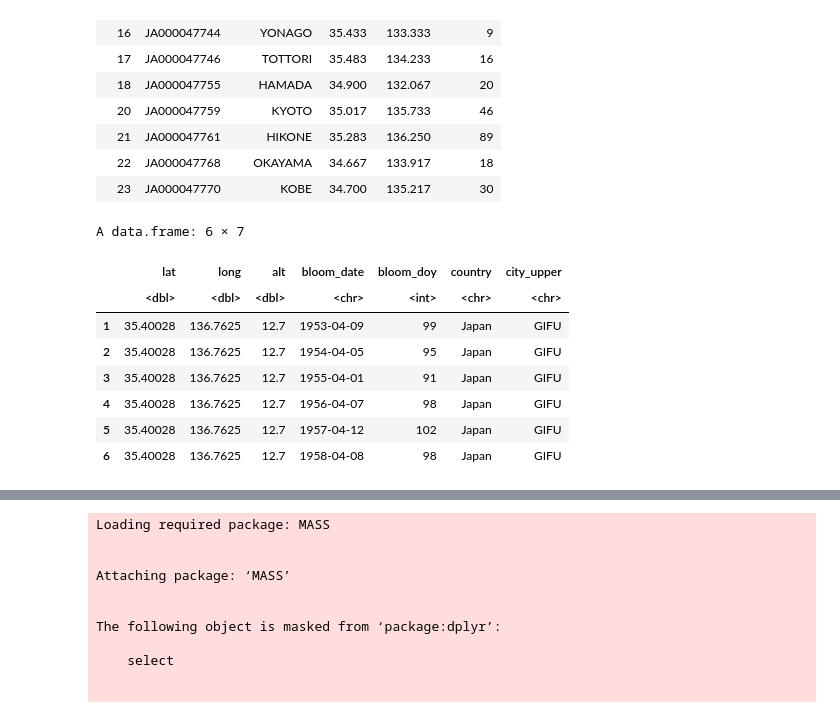
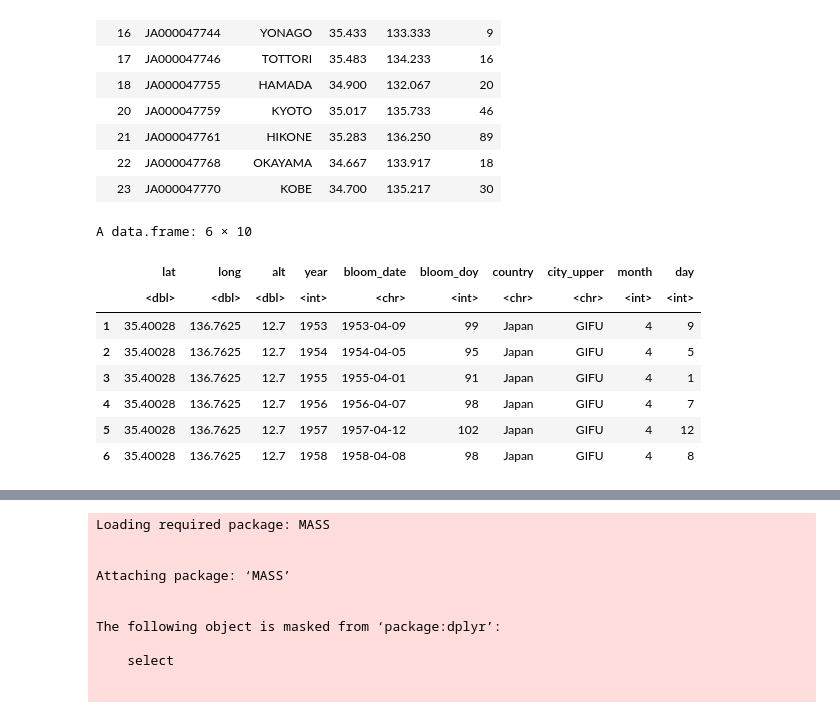
Before and after one commit to joosung-min/peak-bloom-prediction, a Jupyter notebook: code/A41_kyoto_gdd.ipynb, the cells around one changed output, grey strips where cells are left out. Saved outputs shown, nothing was run; the diff lists cells and outputs as text; code cells hidden in the pictures.

```diff
--- a/code/A41_kyoto_gdd.ipynb
+++ b/code/A41_kyoto_gdd.ipynb
@@ -224,19 +180,20 @@ A data.frame: 15 × 6
 # %%
 cherry_bloom_date <- read.csv("../outputs/A_outputs/A11_cherry_sub.csv") %>%
     mutate(city_upper = toupper(city)) %>%
     filter(city_upper %in% city_table$name) %>%
-    distinct(bloom_date, .keep_all = TRUE) %>%
-    dplyr::select(-year, -location, -city)
+    dplyr::select(-location, -city) %>%
+    mutate(month = as.integer(strftime(bloom_date, '%m'))) %>%
+    mutate(day = as.integer(strftime(bloom_date, '%d')))
 
 head(cherry_bloom_date)
 # %% [output]
-A data.frame: 6 × 7
+A data.frame: 6 × 10
-|  | lat | long | alt | bloom_date | bloom_doy | country | city_upper |
-|  | <dbl> | <dbl> | <dbl> | <chr> | <int> | <chr> | <chr> |
-| 1 | 35.40028 | 136.7625 | 12.7 | 1953-04-09 | 99 | Japan | GIFU |
-| 2 | 35.40028 | 136.7625 | 12.7 | 1954-04-05 | 95 | Japan | GIFU |
-| 3 | 35.40028 | 136.7625 | 12.7 | 1955-04-01 | 91 | Japan | GIFU |
-| 4 | 35.40028 | 136.7625 | 12.7 | 1956-04-07 | 98 | Japan | GIFU |
-| 5 | 35.40028 | 136.7625 | 12.7 | 1957-04-12 | 102 | Japan | GIFU |
-| 6 | 35.40028 | 136.7625 | 12.7 | 1958-04-08 | 98 | Japan | GIFU |
+|  | lat | long | alt | year | bloom_date | bloom_doy | country | city_upper | month | day |
+|  | <dbl> | <dbl> | <dbl> | <int> | <chr> | <int> | <chr> | <chr> | <int> | <int> |
+| 1 | 35.40028 | 136.7625 | 12.7 | 1953 | 1953-04-09 | 99 | Japan | GIFU | 4 | 9 |
+| 2 | 35.40028 | 136.7625 | 12.7 | 1954 | 1954-04-05 | 95 | Japan | GIFU | 4 | 5 |
+| 3 | 35.40028 | 136.7625 | 12.7 | 1955 | 1955-04-01 | 91 | Japan | GIFU | 4 | 1 |
+| 4 | 35.40028 | 136.7625 | 12.7 | 1956 | 1956-04-07 | 98 | Japan | GIFU | 4 | 7 |
+| 5 | 35.40028 | 136.7625 | 12.7 | 1957 | 1957-04-12 | 102 | Japan | GIFU | 4 | 12 |
+| 6 | 35.40028 | 136.7625 | 12.7 | 1958 | 1958-04-08 | 98 | Japan | GIFU | 4 | 8 |
 # %%
```
Also changed, not shown: parts of 10 cells of this notebook, 28 other files.
